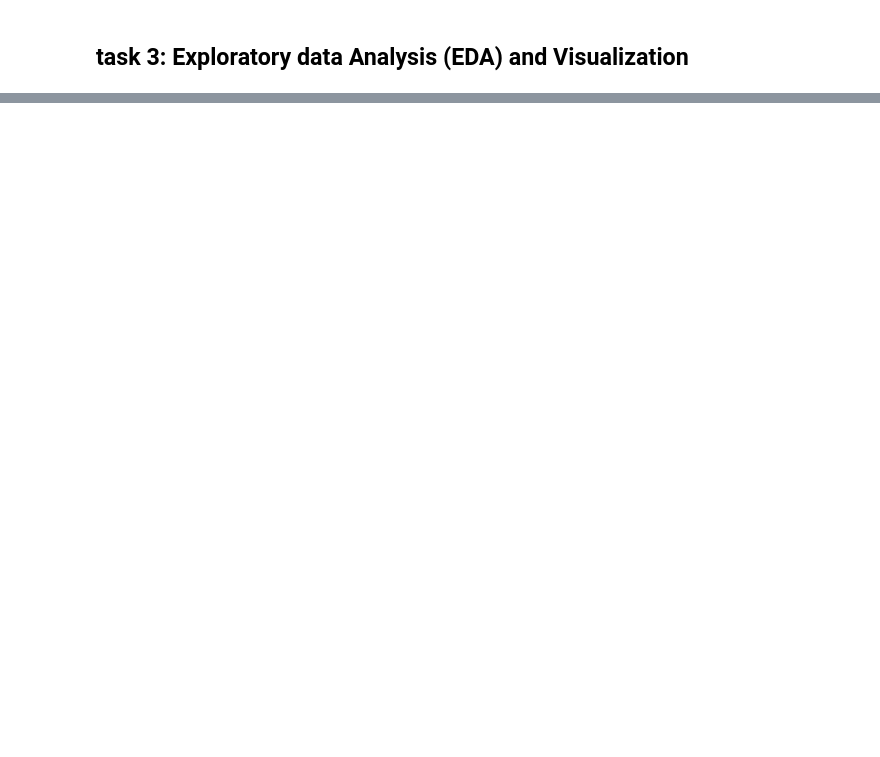
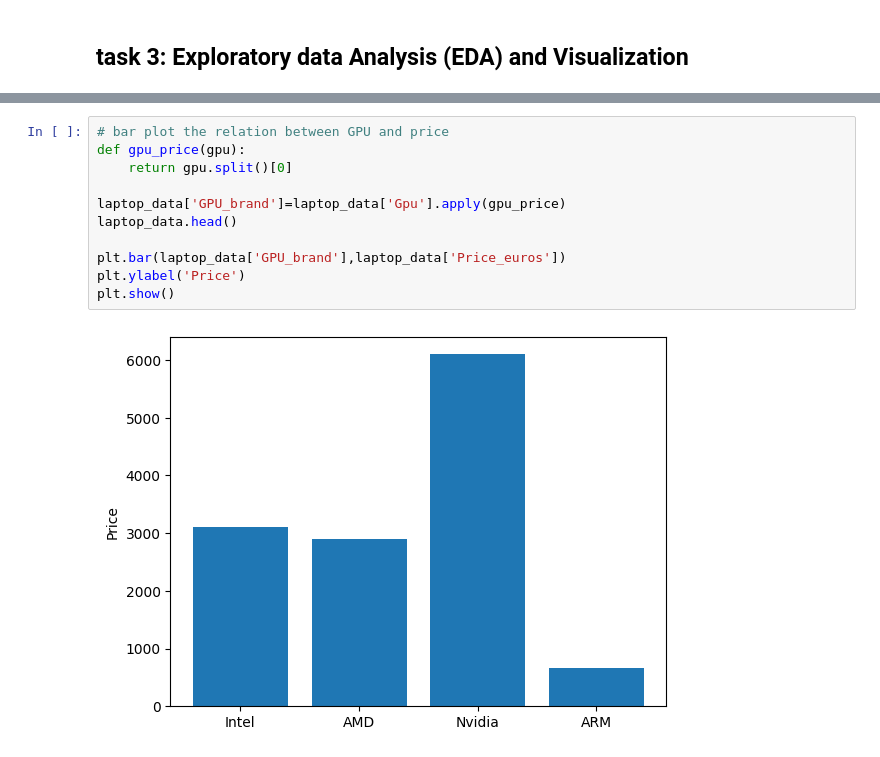
Before and after one commit to Immortal-Pi/KAG, a Jupyter notebook: presentation/data_analysis.ipynb, the cells around one changed output, grey strips where cells are left out. Drawn from its saved outputs; the diff is of its cells as text; blank space fills up the shorter version.

```diff
--- a/presentation/data_analysis.ipynb
+++ b/presentation/data_analysis.ipynb
@@ -82,0 +241,13 @@ import re
+# %%
+# bar plot the relation between GPU and price
+def gpu_price(gpu):
+    return gpu.split()[0]
+
+laptop_data['GPU_brand']=laptop_data['Gpu'].apply(gpu_price)
+laptop_data.head()
+
+plt.bar(laptop_data['GPU_brand'],laptop_data['Price_euros'])
+plt.ylabel('Price')
+plt.show()
+# %% [output]
+[figure, added]
```
Also changed, not shown: parts of 21 cells of this notebook, 10 other files.
